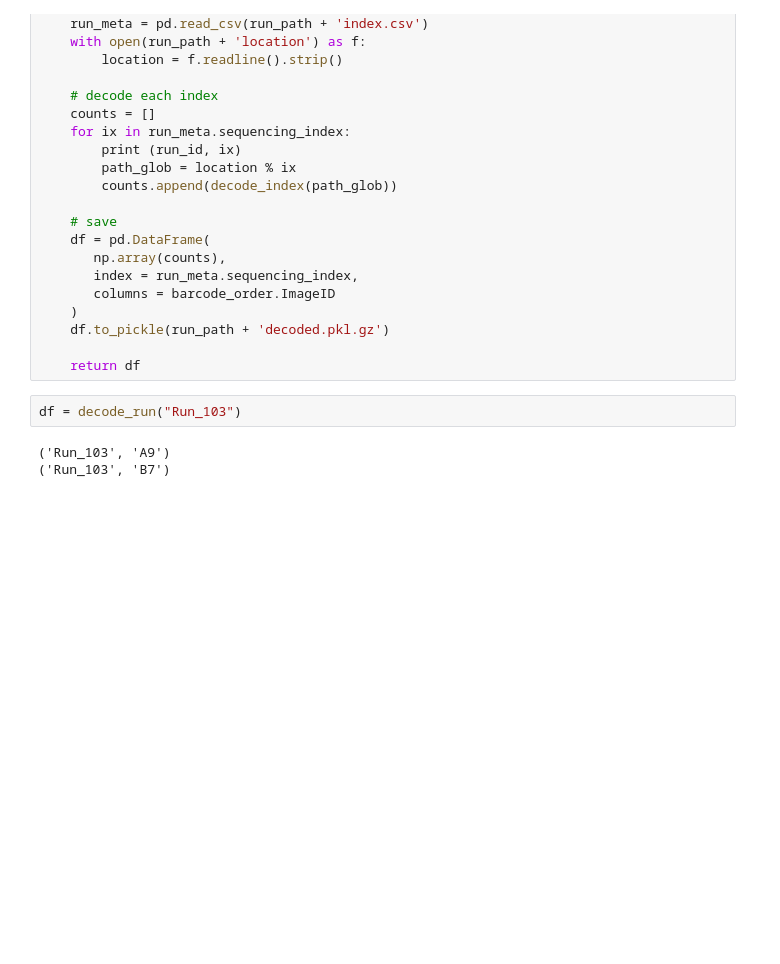
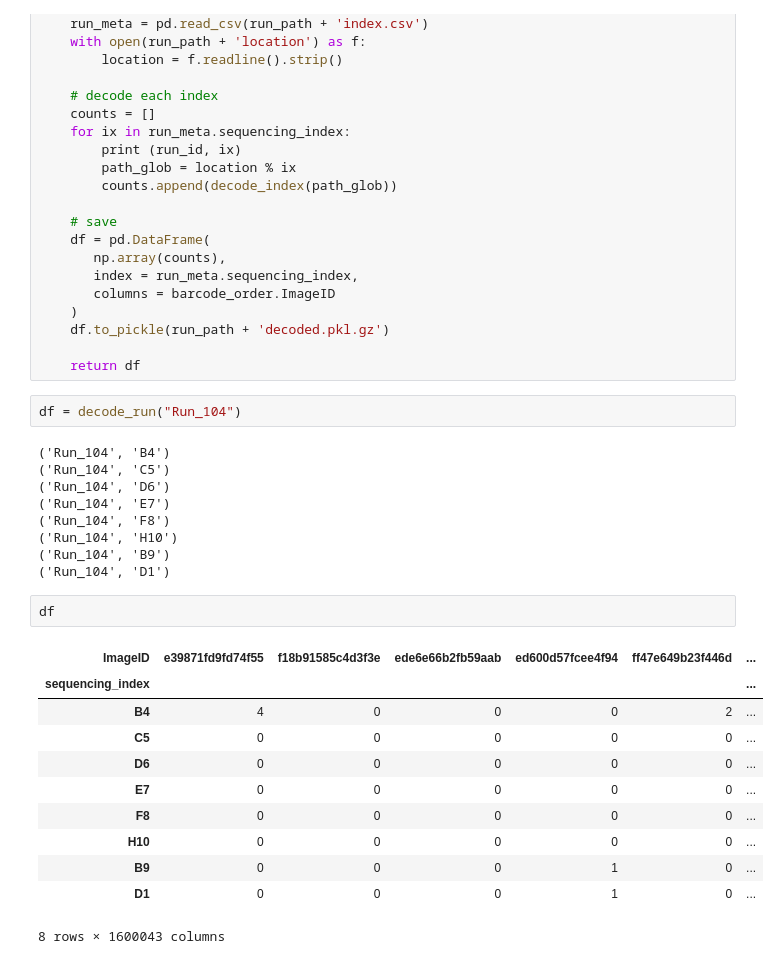
Before and after one commit to uwmisl/primo-similarity-search, a Jupyter notebook: notebooks/04_experiments/decode_sequencing_run.ipynb, the cells around one changed output. Saved outputs shown, nothing was run; the diff lists cells and outputs as text; blank space fills up the shorter version.

```diff
--- a/notebooks/04_experiments/decode_sequencing_run.ipynb
+++ b/notebooks/04_experiments/decode_sequencing_run.ipynb
@@ -79,7 +79,27 @@ def decode_run(run_id):
 
     return df
 # %%
-df = decode_run("Run_103")
+df = decode_run("Run_104")
 # %% [output]
-('Run_103', 'A9')
-('Run_103', 'B7')
+('Run_104', 'B4')
+('Run_104', 'C5')
+('Run_104', 'D6')
+('Run_104', 'E7')
+('Run_104', 'F8')
+('Run_104', 'H10')
+('Run_104', 'B9')
+('Run_104', 'D1')
+# %%
+df
+# %% [output]
+| ImageID | e39871fd9fd74f55 | f18b91585c4d3f3e | ede6e66b2fb59aab | ed600d57fcee4f94 | ff47e649b23f446d | ... |
+| sequencing_index |  |  |  |  |  | ... |
+| B4 | 4 | 0 | 0 | 0 | 2 | ... |
+| C5 | 0 | 0 | 0 | 0 | 0 | ... |
+| D6 | 0 | 0 | 0 | 0 | 0 | ... |
+| E7 | 0 | 0 | 0 | 0 | 0 | ... |
+| F8 | 0 | 0 | 0 | 0 | 0 | ... |
+| H10 | 0 | 0 | 0 | 0 | 0 | ... |
+| B9 | 0 | 0 | 0 | 1 | 0 | ... |
+| D1 | 0 | 0 | 0 | 1 | 0 | ... |
+8 rows × 1600043 columns
```
Also changed, not shown: parts of 5 cells of this notebook, 4 other files.
